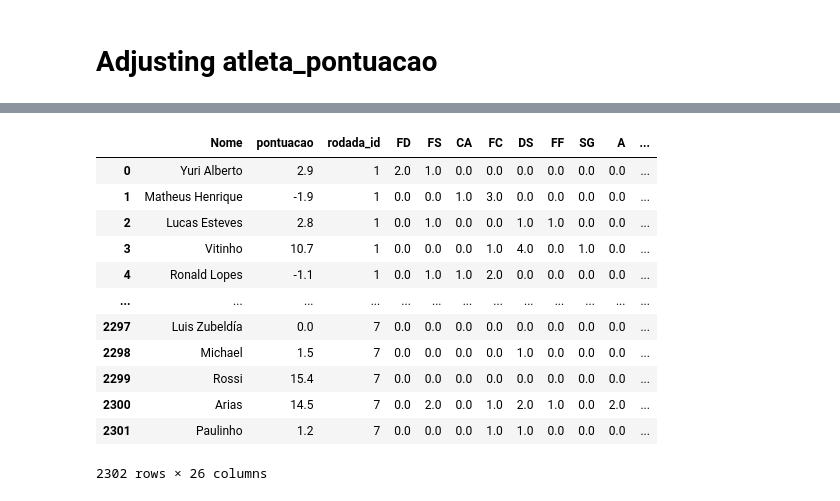
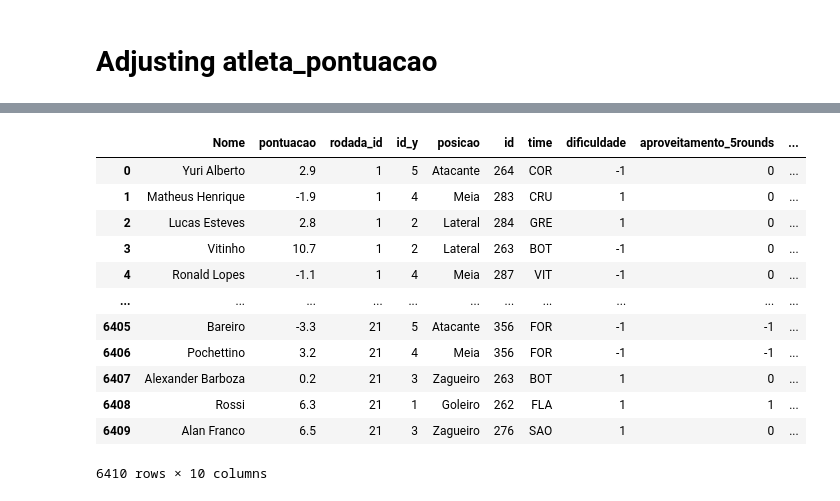
Before and after one commit to josefcaique/cartola, a Jupyter notebook: main.ipynb, the cells around one changed output, grey strips where cells are left out. Saved outputs shown, nothing was run; the diff lists cells and outputs as text; code cells hidden in the pictures.

```diff
--- a/main.ipynb
+++ b/main.ipynb
@@ -237,0 +290,10 @@ dados_partida
+# %%
+visitante_df = dados_partida.rename(columns={
+    'visitante_id_y': 'clube_id',
+    'mandante_id_y': 'rival_id',
+    'placar_visitante': 'placar',
+    'posicao_visitante': 'posicao',
+    'aproveitamento_visitante': 'aproveitamento',
+    'dificuldade_visitante': 'dificuldade'
+})[['clube_id', 'rival_id', 'rodada_id', 'placar', 'posicao', 'aproveitamento', 'dificuldade']]
+visitante_df.head()
@@ -278,0 +365,20 @@ partidas_formatadas.head(20)
+# %%
+def convertAproveitamentoInValue2(item):
+    sum = 0
+    item = eval(item)
+    for i in item[2:]:
+        if i == "d":
+            sum -= 1
+        elif i == "v":
+            sum += 1
+
+    if sum >= 2:
+        return 1
+    elif sum <= -2:
+        return -1
+    else:
+        return 0
+
+partidas_formatadas["aproveitamento_3rounds"] = partidas_formatadas.apply(lambda df: convertAproveitamentoInValue2(df["aproveitamento"]), axis=1)
+
+partidas_formatadas
@@ -289,0 +410,3 @@ dados = pd.concat([atleta_pontuacao.drop(columns=['scouts']), scouts_df], axis=1
+# %%
+dados = atleta_pontuacao.drop(columns=["scouts"])
+dados
@@ -290,6 +427,6 @@ dados = pd.concat([atleta_pontuacao.drop(columns=['scouts']), scouts_df], axis=1
 # %%
-dados = dados.merge(posicoes, on='posicao_id', how='left')
-dados = dados.merge(clubes, on='clube_id', how='left')
+dados = dados.merge(df_posicoes, left_on='posicao_id', right_on="id", how='left')
+dados = dados.merge(df_clubes, left_on='clube_id', right_on="id", how='left')
 dados.merge
 dados.head()
 # %% [output]
@@ -343,21 +479,21 @@ dados
 # %%
-dados = dados.drop(columns=["abreviacao_x", "abreviacao_y", "slug", "apelido_y", "nome_fantasia", "entrou_em_campo", 'pontuacao_id', 'atleta_id', 'posicao_id', 'clube_id', 'rival_id', 'placar', 'posicao', 'aproveitamento'])
+dados = dados.drop(columns=["abreviacao_x", "abreviacao_y", "slug", "apelido_y", "nome_fantasia", "entrou", 'id_x', 'posicao_id', 'clube_id', 'rival_id', 'placar', 'posicao', 'aproveitamento'])
 dados = dados.rename({"nome_x": "posicao", "nome_y": "time", "apelido_x": "Nome"}, axis=1)
 dados
 # %% [output]
-|  | Nome | pontuacao | rodada_id | FD | FS | CA | FC | DS | FF | SG | A | ... |
-| 0 | Yuri Alberto | 2.9 | 1 | 2.0 | 1.0 | 0.0 | 0.0 | 0.0 | 0.0 | 0.0 | 0.0 | ... |
-| 1 | Matheus Henrique | -1.9 | 1 | 0.0 | 0.0 | 1.0 | 3.0 | 0.0 | 0.0 | 0.0 | 0.0 | ... |
-| 2 | Lucas Esteves | 2.8 | 1 | 0.0 | 1.0 | 0.0 | 0.0 | 1.0 | 1.0 | 0.0 | 0.0 | ... |
-| 3 | Vitinho | 10.7 | 1 | 0.0 | 0.0 | 0.0 | 1.0 | 4.0 | 0.0 | 1.0 | 0.0 | ... |
-| 4 | Ronald Lopes | -1.1 | 1 | 0.0 | 1.0 | 1.0 | 2.0 | 0.0 | 0.0 | 0.0 | 0.0 | ... |
-| ... | ... | ... | ... | ... | ... | ... | ... | ... | ... | ... | ... | ... |
-| 2297 | Luis Zubeldía | 0.0 | 7 | 0.0 | 0.0 | 0.0 | 0.0 | 0.0 | 0.0 | 0.0 | 0.0 | ... |
-| 2298 | Michael | 1.5 | 7 | 0.0 | 0.0 | 0.0 | 0.0 | 1.0 | 0.0 | 0.0 | 0.0 | ... |
-| 2299 | Rossi | 15.4 | 7 | 0.0 | 0.0 | 0.0 | 0.0 | 0.0 | 0.0 | 0.0 | 0.0 | ... |
-| 2300 | Arias | 14.5 | 7 | 0.0 | 2.0 | 0.0 | 1.0 | 2.0 | 1.0 | 0.0 | 2.0 | ... |
-| 2301 | Paulinho | 1.2 | 7 | 0.0 | 0.0 | 0.0 | 1.0 | 1.0 | 0.0 | 0.0 | 0.0 | ... |
+|  | Nome | pontuacao | rodada_id | id_y | posicao | id | time | dificuldade | aproveitamento_5rounds | ... |
+| 0 | Yuri Alberto | 2.9 | 1 | 5 | Atacante | 264 | COR | -1 | 0 | ... |
+| 1 | Matheus Henrique | -1.9 | 1 | 4 | Meia | 283 | CRU | 1 | 0 | ... |
+| 2 | Lucas Esteves | 2.8 | 1 | 2 | Lateral | 284 | GRE | 1 | 0 | ... |
+| 3 | Vitinho | 10.7 | 1 | 2 | Lateral | 263 | BOT | -1 | 0 | ... |
+| 4 | Ronald Lopes | -1.1 | 1 | 4 | Meia | 287 | VIT | -1 | 0 | ... |
+| ... | ... | ... | ... | ... | ... | ... | ... | ... | ... | ... |
+| 6405 | Bareiro | -3.3 | 21 | 5 | Atacante | 356 | FOR | -1 | -1 | ... |
+| 6406 | Pochettino | 3.2 | 21 | 4 | Meia | 356 | FOR | -1 | -1 | ... |
+| 6407 | Alexander Barboza | 0.2 | 21 | 3 | Zagueiro | 263 | BOT | 1 | 0 | ... |
+| 6408 | Rossi | 6.3 | 21 | 1 | Goleiro | 262 | FLA | 1 | 1 | ... |
+| 6409 | Alan Franco | 6.5 | 21 | 3 | Zagueiro | 276 | SAO | 1 | 0 | ... |
-2302 rows × 26 columns
+6410 rows × 10 columns
 # %%
 dados['mitou'] = dados['pontuacao'] > 7.27
 dados
```
Also changed, not shown: parts of 29 cells of this notebook, 5 other files.
